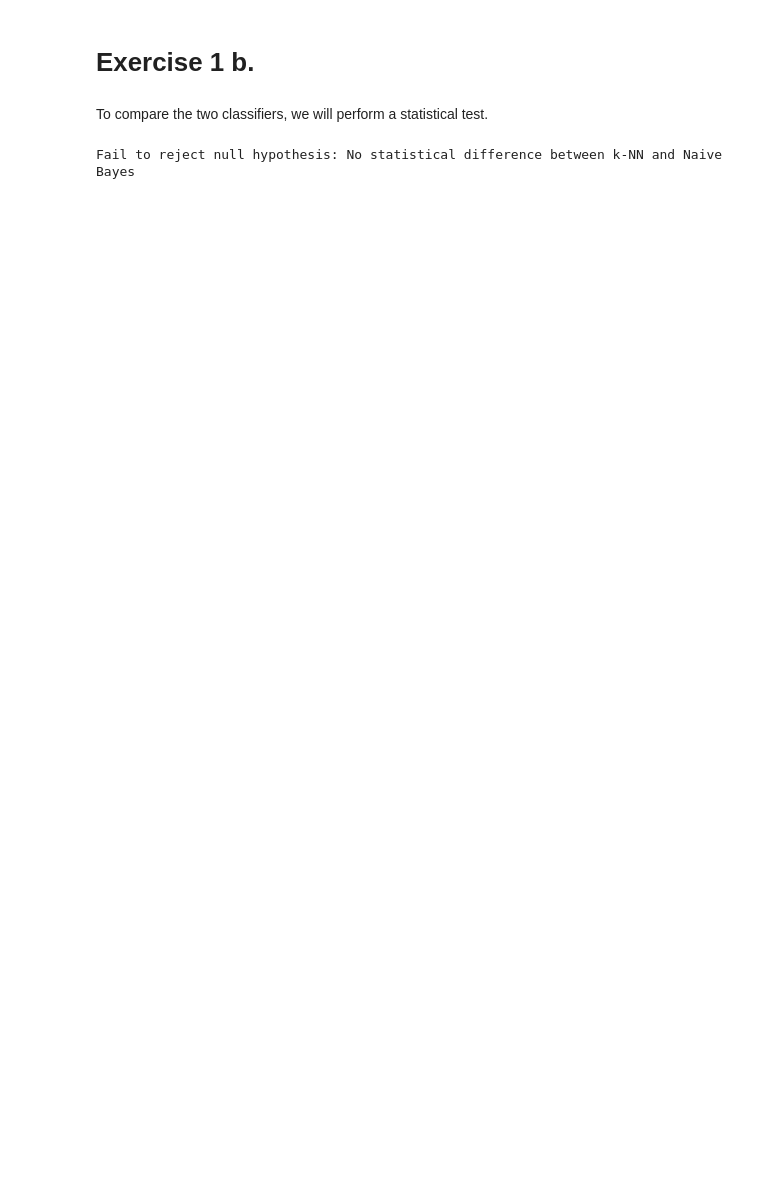
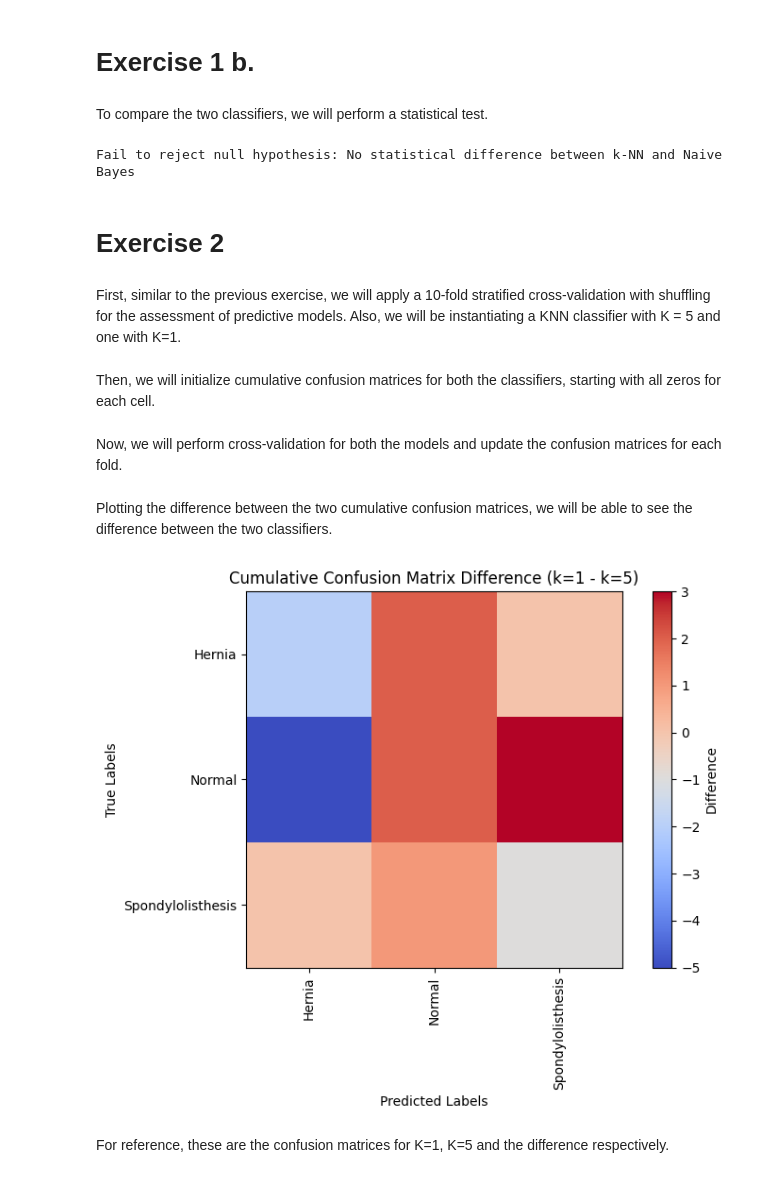
Before and after one commit to pearsang/ML-Homeworks, a Jupyter notebook: Homework-02/G001.ipynb, the cells around one changed output. Drawn from its saved outputs; the diff is of its cells as text; code cells hidden in the pictures; blank space fills up the shorter version.

```diff
--- a/Homework-02/G001.ipynb
+++ b/Homework-02/G001.ipynb
@@ -84,3 +84,7 @@ else:
     print("Fail to reject null hypothesis: No statistical difference between k-NN and Naive Bayes")
 # %% [output]
 Fail to reject null hypothesis: No statistical difference between k-NN and Naive Bayes
+# %% [markdown]
+# Exercise 2
+# %% [markdown]
+First, similar to the previous exercise, we will apply a 10-fold stratified cross-validation with shuffling for the assessment of predictive models. Also, we will be instantiating a KNN classifier with K = 5 and one with K=1.
@@ -86,0 +105,53 @@ Fail to reject null hypothesis: No statistical difference between k-NN and Naive
+# %% [markdown]
+Then, we will initialize cumulative confusion matrices for both the classifiers, starting with all zeros for each cell.
+# %%
+# Initialize cumulative confusion matrices for both classifiers
+cumulative_cm1 = np.zeros((3, 3))
+cumulative_cm5 = np.zeros((3, 3))
+# %% [markdown]
+Now, we will perform cross-validation for both the models and update the confusion matrices for each fold.
+# %%
+
+# Perform cross-validation
+for train_index, test_index in kf.split(x, y):
+    X_train, X_test = x.values[train_index], x.values[test_index]
+    y_train, y_test = y.values[train_index], y.values[test_index]
+
+    # Fit k-NN classifiers
+    knn1.fit(X_train, y_train)
+    knn5.fit(X_train, y_train)
+
+    # Make predictions
+    y_pred1 = knn1.predict(X_test)
+    y_pred5 = knn5.predict(X_test)
+
+    # Calculate confusion matrices
+    cm1 = confusion_matrix(y_test, y_pred1)
+    cm5 = confusion_matrix(y_test, y_pred5)
+
+    # Update cumulative confusion matrices
+    cumulative_cm1 += cm1
+    cumulative_cm5 += cm5
+# %% [markdown]
+Plotting the difference between the two cumulative confusion matrices, we will be able to see the difference between the two classifiers.
+# %%
+diff_cm = cumulative_cm1 - cumulative_cm5
+
+plt.figure(figsize=(8, 6))
+plt.imshow(diff_cm, cmap='coolwarm', interpolation='nearest')
+plt.colorbar(label='Difference')
+plt.title('Cumulative Confusion Matrix Difference (k=1 - k=5)')
+plt.xlabel('Predicted Labels')
+plt.ylabel('True Labels')
+
+classes = (df['class'].unique())
+classes.sort()
+
+plt.xticks(np.arange(len(classes)), classes, rotation=90)
+plt.yticks(np.arange(len(classes)), classes)
+plt.tight_layout()
+plt.show()
+# %% [output]
+[figure, added]
+# %% [markdown]
+For reference, these are the confusion matrices for K=1, K=5 and the difference respectively.
```
Also changed, not shown: parts of 4 cells of this notebook.
